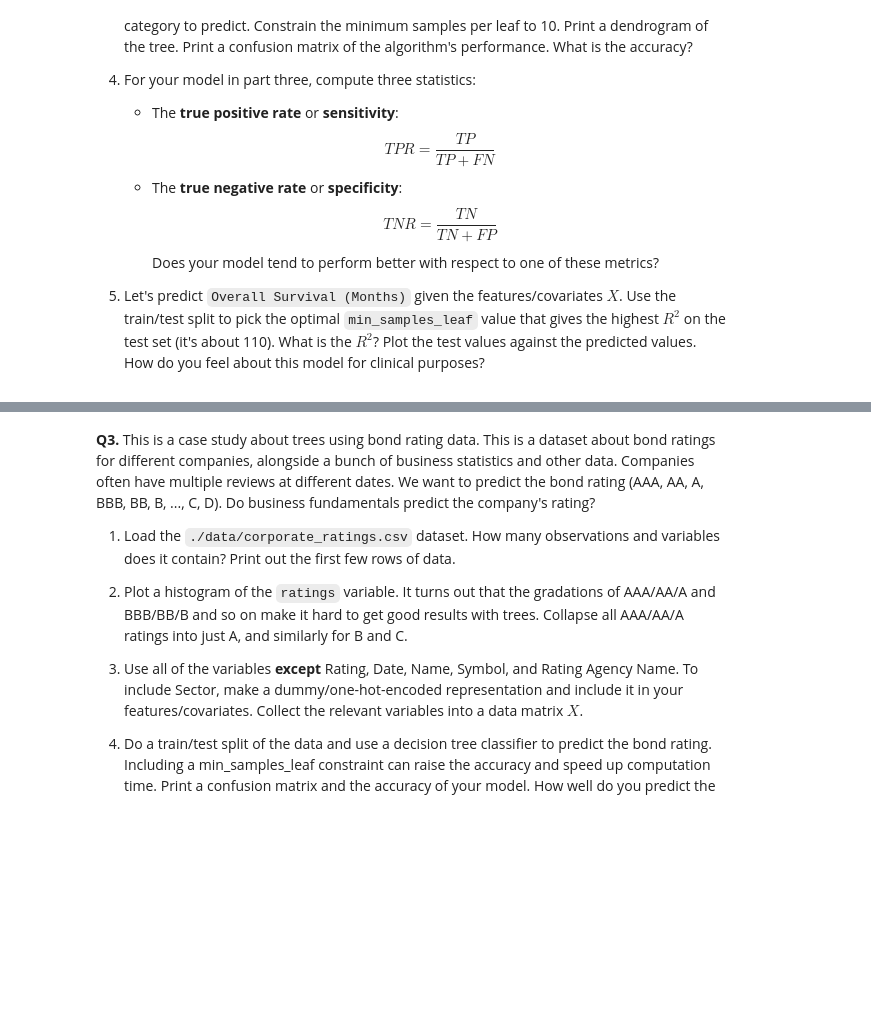
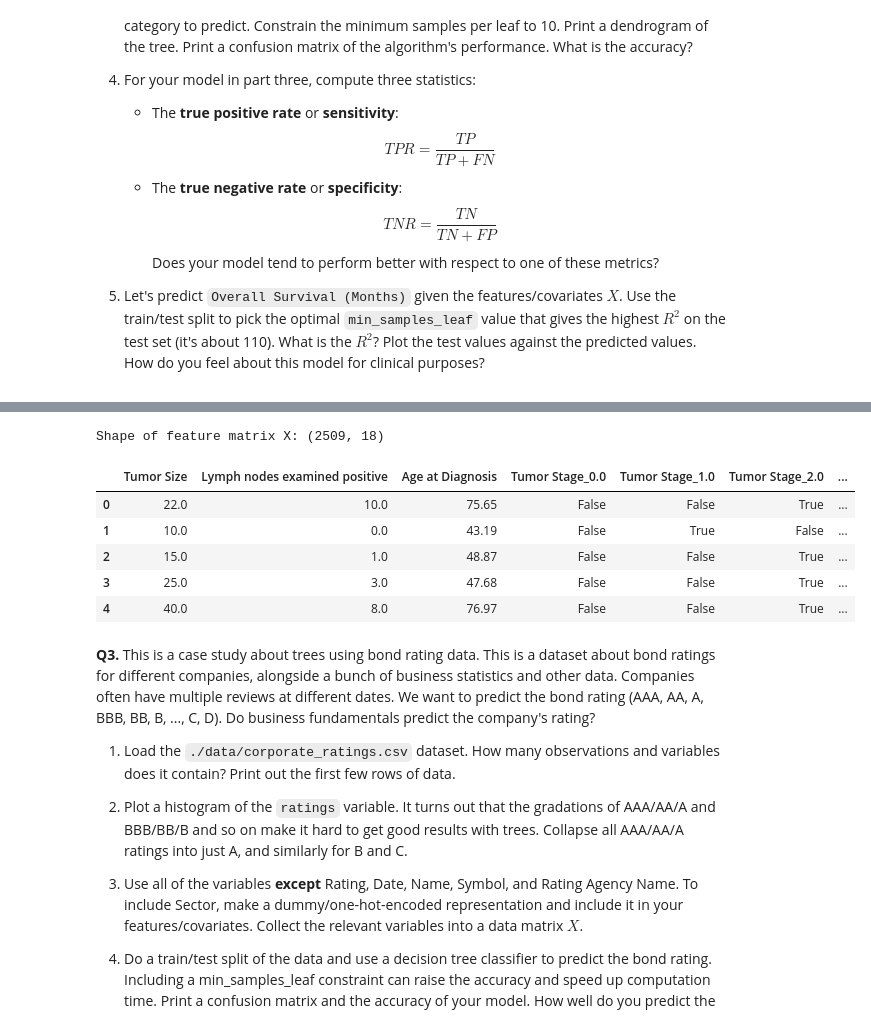
Before and after one commit to ap-vp/trees_assignment, a Jupyter notebook: assignment.ipynb, the cells around one changed output, grey strips where cells are left out. Drawn from its saved outputs; the diff is of its cells as text; code cells hidden in the pictures; blank space fills up the shorter version.

```diff
--- a/assignment.ipynb
+++ b/assignment.ipynb
@@ -63,3 +262,30 @@ They can have high variance. We can constrain overfitting by limiting tree depth
+# %%
+# pt 2 continued
+
+# Select numeric and categorical features
+numeric_features = ['Tumor Size', 'Lymph nodes examined positive', 'Age at Diagnosis']
+categorical_features = ['Tumor Stage', 'Chemotherapy', 'Cancer Type Detailed']
+
+# Create the feature matrix X
+X_numeric = bc[numeric_features]
+X_categorical = bc[categorical_features]
+
+# One-hot encode categorical features
+X_categorical_encoded = pd.get_dummies(X_categorical, columns=categorical_features, dummy_na=False)
+
+# Concatenate numeric and encoded categorical features
+X = pd.concat([X_numeric, X_categorical_encoded], axis=1)
+
+print("Shape of feature matrix X:", X.shape)
+display(X.head())
+# %% [output]
+Shape of feature matrix X: (2509, 18)
+|  | Tumor Size | Lymph nodes examined positive | Age at Diagnosis | Tumor Stage_0.0 | Tumor Stage_1.0 | Tumor Stage_2.0 | ... |
+| 0 | 22.0 | 10.0 | 75.65 | False | False | True | ... |
+| 1 | 10.0 | 0.0 | 43.19 | False | True | False | ... |
+| 2 | 15.0 | 1.0 | 48.87 | False | False | True | ... |
+| 3 | 25.0 | 3.0 | 47.68 | False | False | True | ... |
+| 4 | 40.0 | 8.0 | 76.97 | False | False | True | ... |
 # %% [markdown]
 **Q3.** This is a case study about trees using bond rating data. This is a dataset about bond ratings for different companies, alongside a bunch of business statistics and other data. Companies often have multiple reviews at different dates. We want to predict the bond rating (AAA, AA, A, BBB, BB, B, ..., C, D). Do business fundamentals predict the company's rating?
 
```
Also changed, not shown: parts of 4 cells of this notebook.
